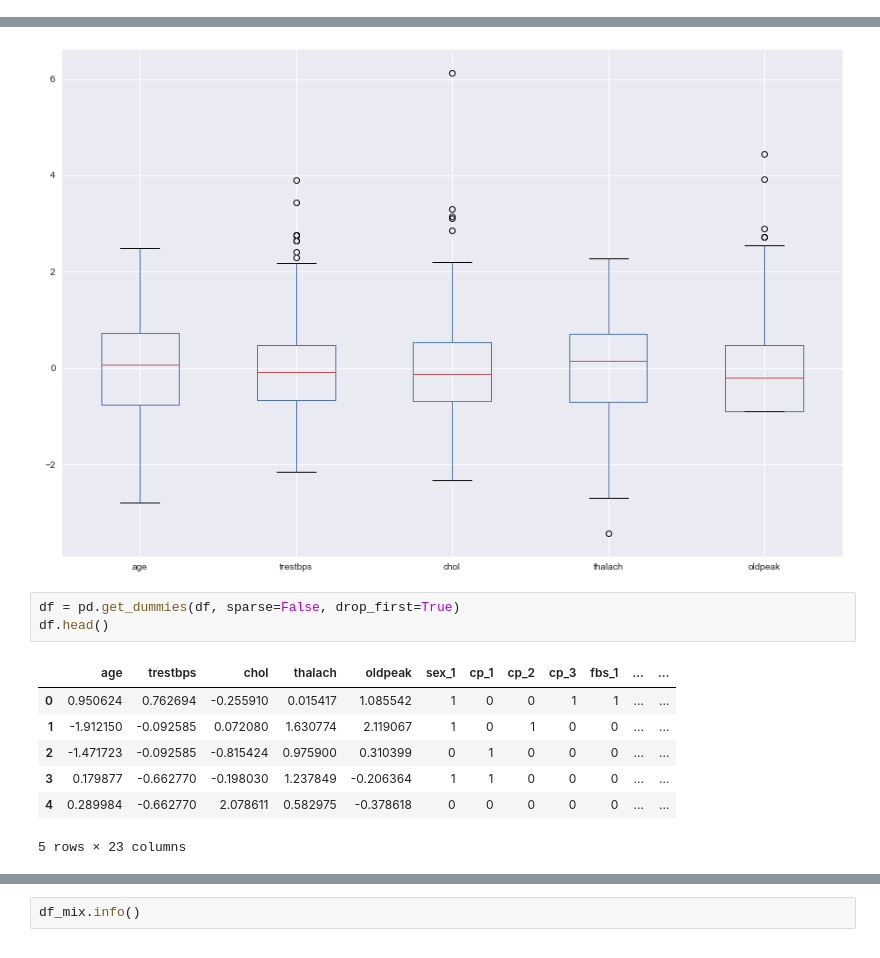
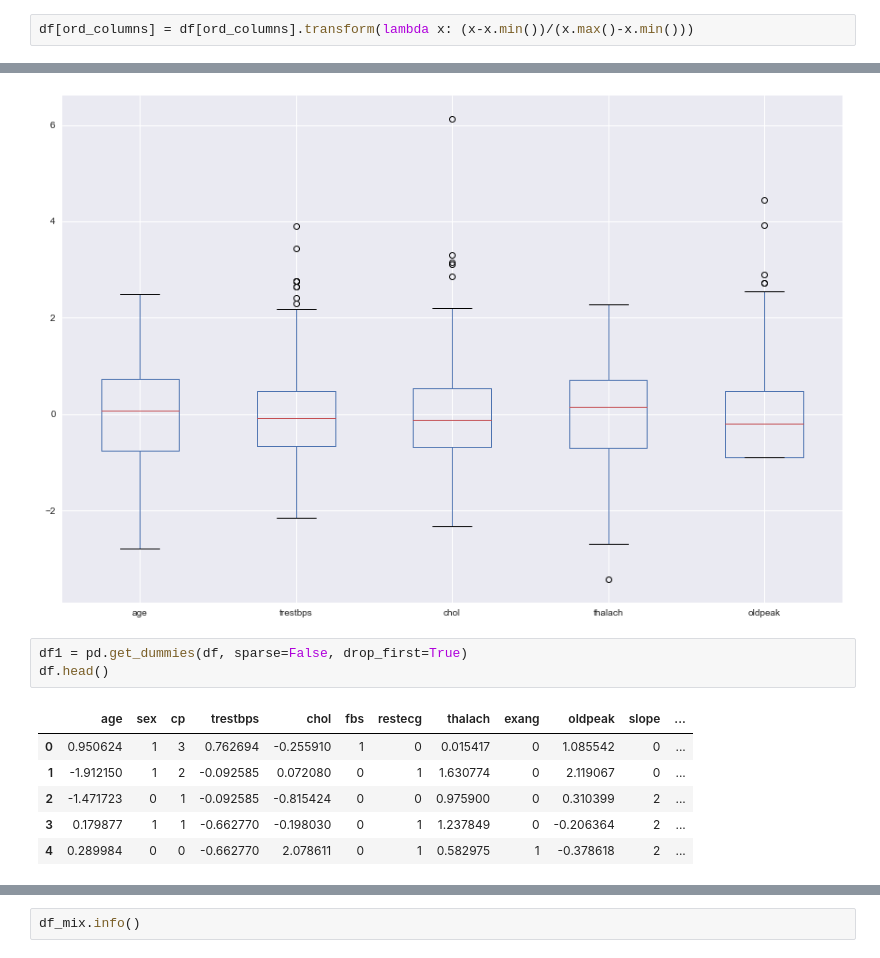
Before and after one commit to wincenzo/regressor, a Jupyter notebook: Regression_Class.ipynb, the cells around one changed output, grey strips where cells are left out. Cells and saved outputs as stored; diff of their text form.

```diff
--- a/Regression_Class.ipynb
+++ b/Regression_Class.ipynb
@@ -261,19 +278,20 @@ cat_columns
 df[cat_columns] = df[cat_columns].astype('category')
 # %%
 df[num_columns] = df[num_columns].transform(lambda x: (x-x.mean())/x.std())
+# %%
+df[ord_columns] = df[ord_columns].transform(lambda x: (x-x.min())/(x.max()-x.min()))
 # %%
 ax = df.plot.box(figsize=(15, 10))
 # %% [output]
 [figure]
 # %%
-df = pd.get_dummies(df, sparse=False, drop_first=True)
+df1 = pd.get_dummies(df, sparse=False, drop_first=True)
 df.head()
 # %% [output]
-|  | age | trestbps | chol | thalach | oldpeak | sex_1 | cp_1 | cp_2 | cp_3 | fbs_1 | ... | ... |
-| 0 | 0.950624 | 0.762694 | -0.255910 | 0.015417 | 1.085542 | 1 | 0 | 0 | 1 | 1 | ... | ... |
-| 1 | -1.912150 | -0.092585 | 0.072080 | 1.630774 | 2.119067 | 1 | 0 | 1 | 0 | 0 | ... | ... |
-| 2 | -1.471723 | -0.092585 | -0.815424 | 0.975900 | 0.310399 | 0 | 1 | 0 | 0 | 0 | ... | ... |
-| 3 | 0.179877 | -0.662770 | -0.198030 | 1.237849 | -0.206364 | 1 | 1 | 0 | 0 | 0 | ... | ... |
-| 4 | 0.289984 | -0.662770 | 2.078611 | 0.582975 | -0.378618 | 0 | 0 | 0 | 0 | 0 | ... | ... |
+|  | age | sex | cp | trestbps | chol | fbs | restecg | thalach | exang | oldpeak | slope | ... |
+| 0 | 0.950624 | 1 | 3 | 0.762694 | -0.255910 | 1 | 0 | 0.015417 | 0 | 1.085542 | 0 | ... |
+| 1 | -1.912150 | 1 | 2 | -0.092585 | 0.072080 | 0 | 1 | 1.630774 | 0 | 2.119067 | 0 | ... |
+| 2 | -1.471723 | 0 | 1 | -0.092585 | -0.815424 | 0 | 0 | 0.975900 | 0 | 0.310399 | 2 | ... |
+| 3 | 0.179877 | 1 | 1 | -0.662770 | -0.198030 | 0 | 1 | 1.237849 | 0 | -0.206364 | 2 | ... |
+| 4 | 0.289984 | 0 | 0 | -0.662770 | 2.078611 | 0 | 1 | 0.582975 | 1 | -0.378618 | 2 | ... |
-5 rows × 23 columns
 # %%
```
Also changed, not shown: parts of 12 cells of this notebook.
